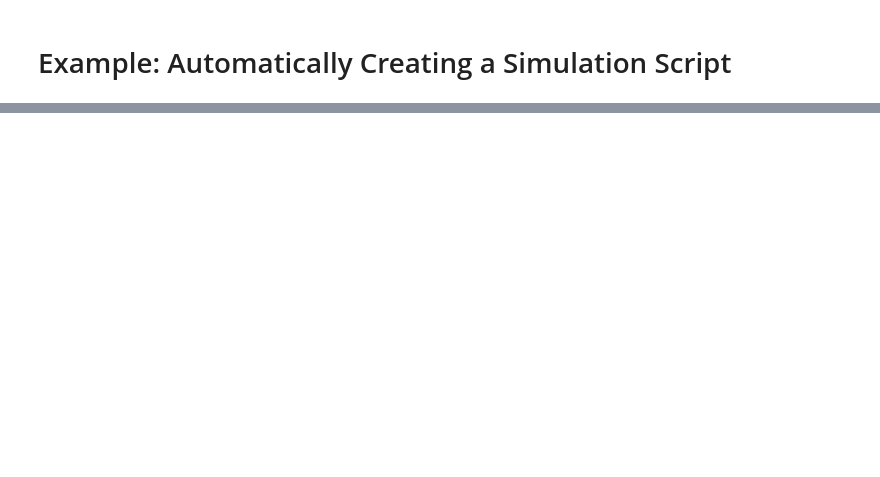
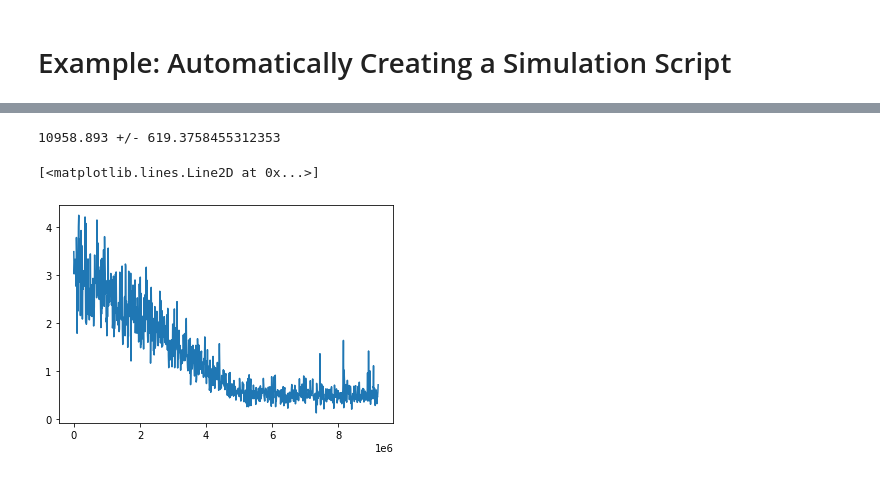
Before and after one commit to usnistgov/escherized-colloids, a Jupyter notebook: simulations/Preparing.ipynb, the cells around one changed output, grey strips where cells are left out. Cells and saved outputs as stored; diff of their text form; code cells hidden in the pictures; blank space fills up the shorter version.

```diff
--- a/simulations/Preparing.ipynb
+++ b/simulations/Preparing.ipynb
@@ -197,0 +219,12 @@ make(
+# %%
+steps_per_second = Analysis.performance('log.thermo')
+print('{} +/- {}'.format(np.mean(steps_per_second), np.std(steps_per_second)))
+# %% [output]
+10958.893 +/- 619.3758455312353
+# %%
+results = Analysis.thermo('log.thermo')
+# %%
+plt.plot(results['Step'], results['Temp'])
+# %% [output]
+[<matplotlib.lines.Line2D at 0x...>]
+[figure, added]
```
Also changed, not shown: parts of 12 cells of this notebook, 3 other files.
